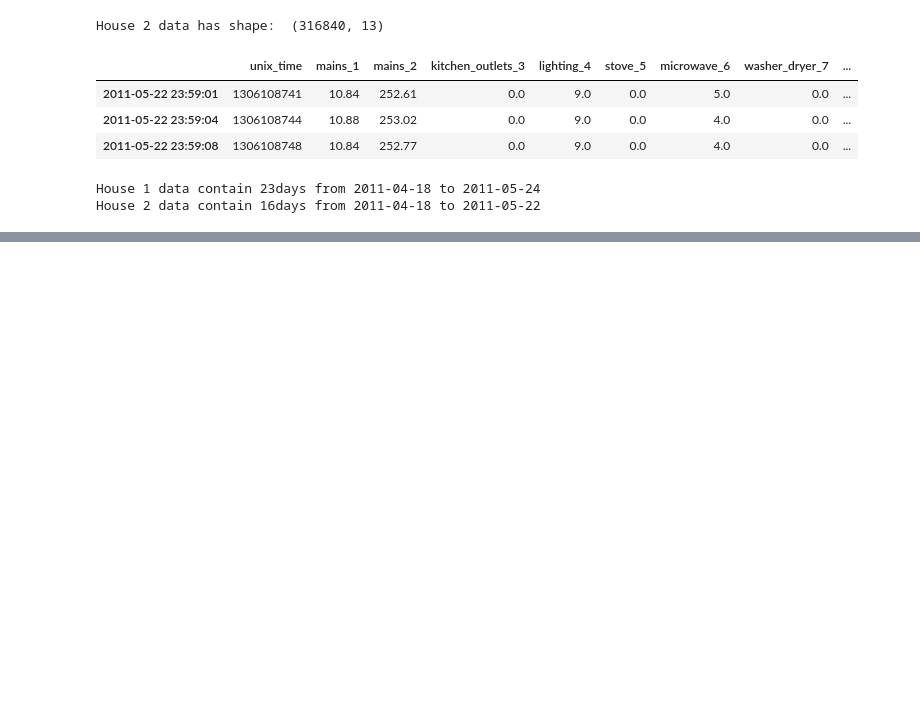
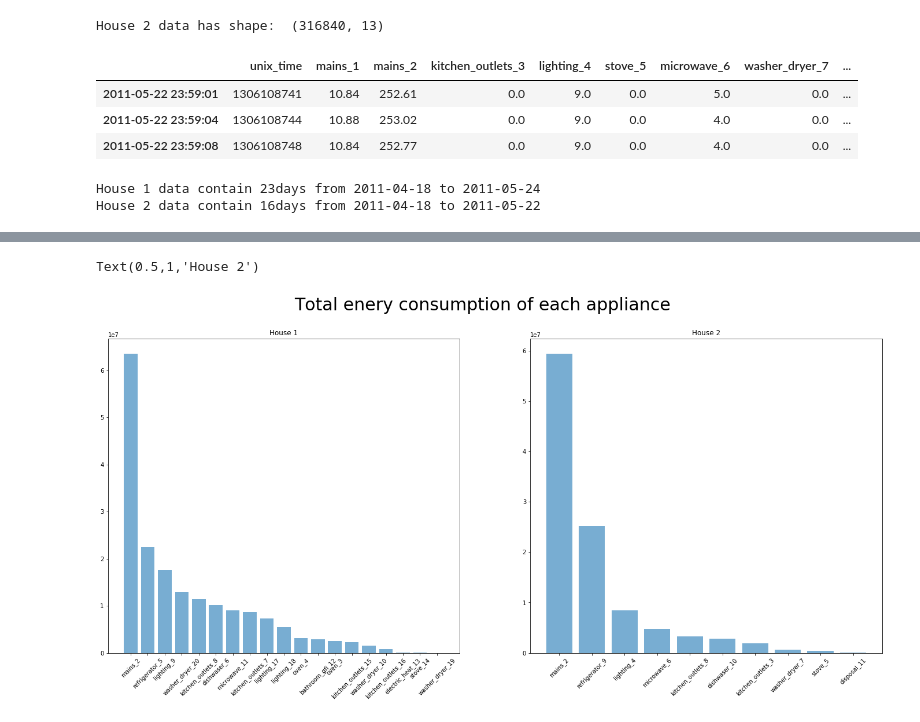
Before and after one commit to alirezasamar/DeepNILM, a Jupyter notebook: DeepNILM - Deep Energy Disaggregation.ipynb, the cells around one changed output, grey strips where cells are left out. Saved outputs shown, nothing was run; the diff lists cells and outputs as text; code cells hidden in the pictures; blank space fills up the shorter version.

```diff
--- a/DeepNILM - Deep Energy Disaggregation.ipynb
+++ b/DeepNILM - Deep Energy Disaggregation.ipynb
@@ -103,0 +104,21 @@ for i in range(3,5):
+# %%
+fig, axes = plt.subplots(1,2,figsize=(24, 10))
+plt.suptitle('Total enery consumption of each appliance', fontsize = 30)
+cons1 = df[1][df[1].columns.values[2:]].sum().sort_values(ascending=False)
+app1 = cons1.index
+y_pos1 = np.arange(len(app1))
+axes[0].bar(y_pos1, cons1.values,  alpha=0.6)
+plt.sca(axes[0])
+plt.xticks(y_pos1, app1, rotation = 45)
+plt.title('House 1')
+
+cons2 = df[2][df[2].columns.values[2:]].sum().sort_values(ascending=False)
+app2 = cons2.index
+y_pos2 = np.arange(len(app2))
+axes[1].bar(y_pos2, cons2.values, alpha=0.6)
+plt.sca(axes[1])
+plt.xticks(y_pos2, app2, rotation = 45)
+plt.title('House 2')
+# %% [output]
+Text(0.5,1,'House 2')
+[figure, added]
```
Also changed, not shown: parts of 4 cells of this notebook.
